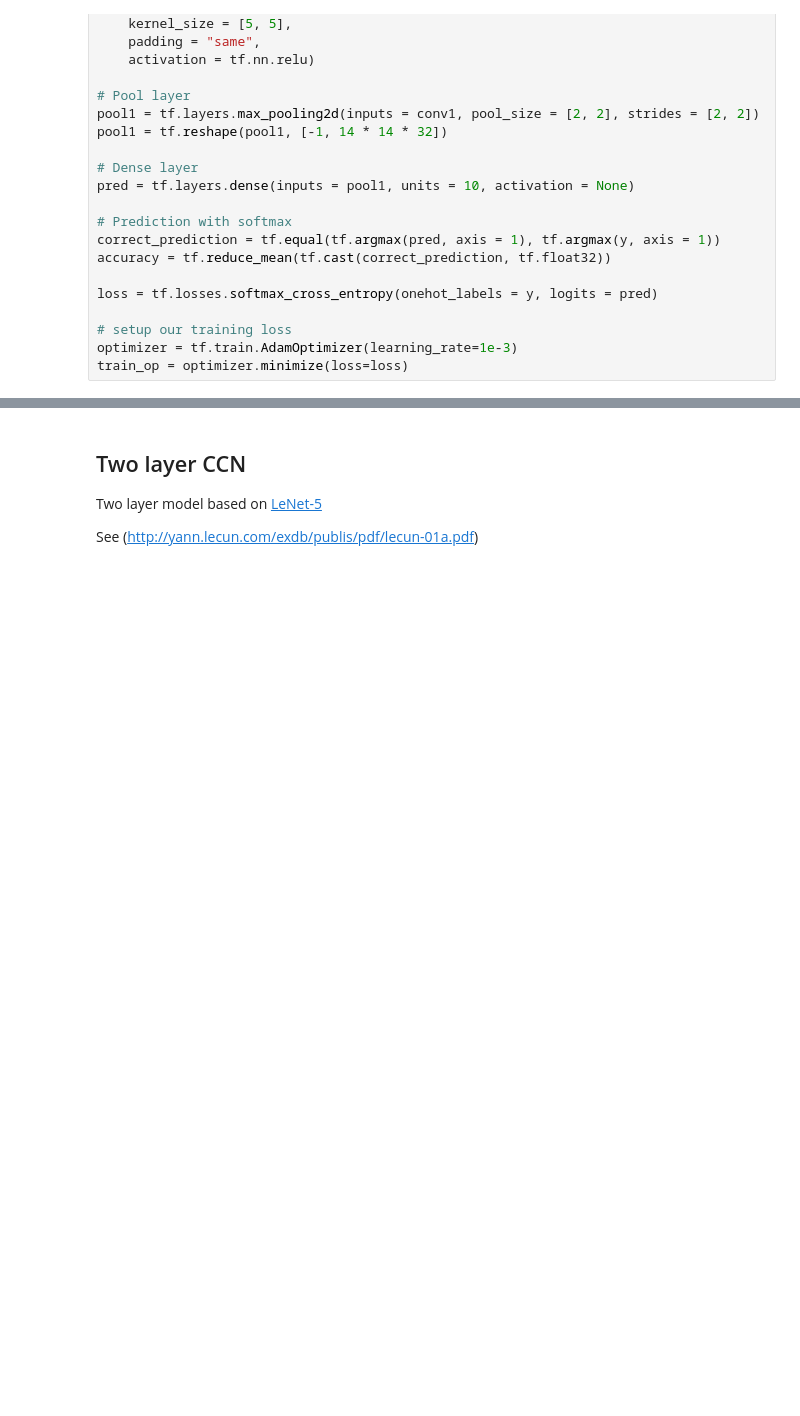
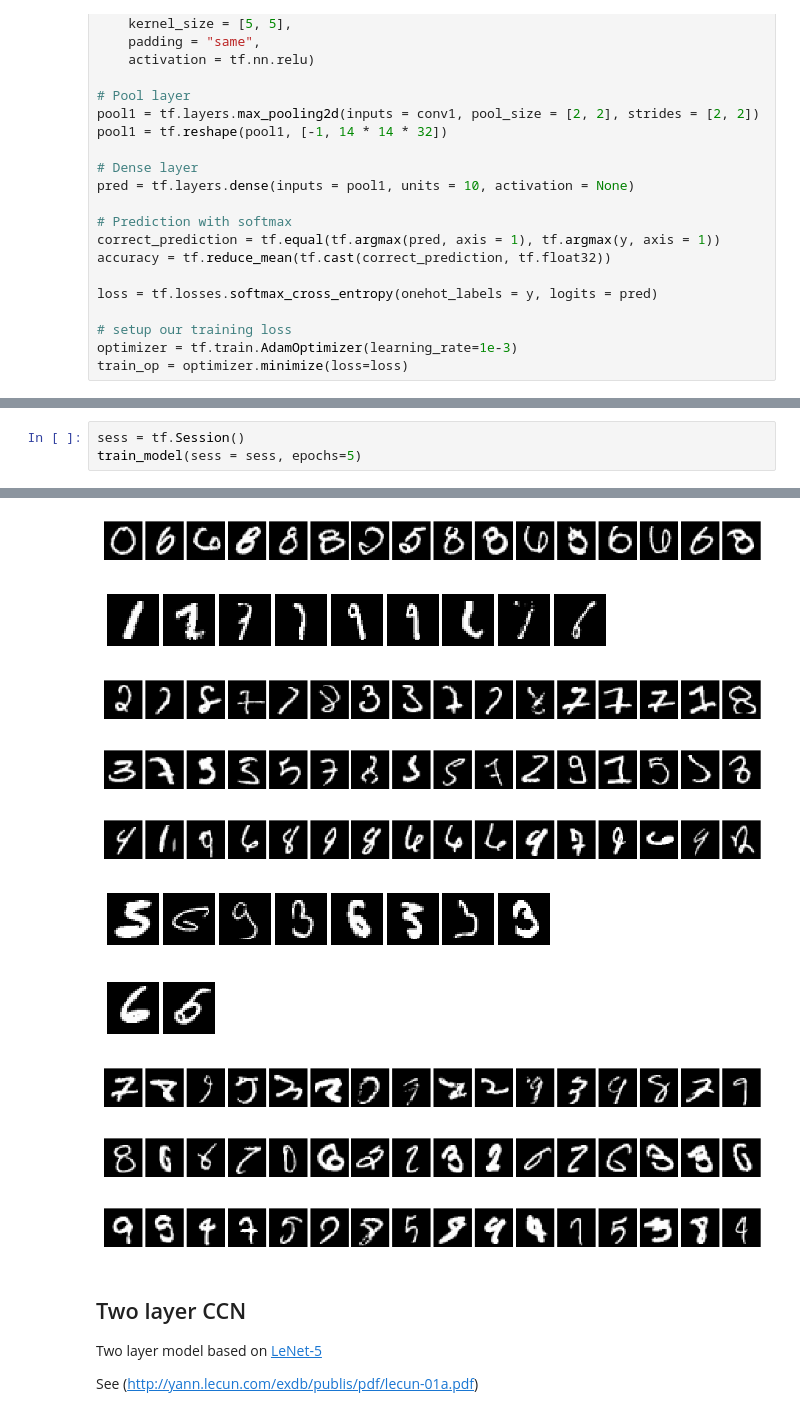
Before and after one commit to maitchison/tf_workshop, a Jupyter notebook: Tensorflow Workshop (master).ipynb, the cells around one changed output, grey strips where cells are left out. Drawn from its saved outputs; the diff is of its cells as text; blank space fills up the shorter version.

```diff
--- a/Tensorflow Workshop (master).ipynb
+++ b/Tensorflow Workshop (master).ipynb
@@ -306,0 +302,4 @@ Test Error Rate 1.33%
+# %%
+sess = tf.Session()
+train_model(sess = sess, epochs=5)
+# %% [output]
@@ -307,3 +314,13 @@ Test Error Rate 1.33%
+[figure, added]
+[figure, added]
+[figure, added]
+[figure, added]
+[figure, added]
+[figure, added]
+[figure, added]
+[figure, added]
+[figure, added]
+[figure, added]
 # %% [markdown]
 ## Two layer CCN
 
```
Also changed, not shown: parts of 16 cells of this notebook, 4 other files.
